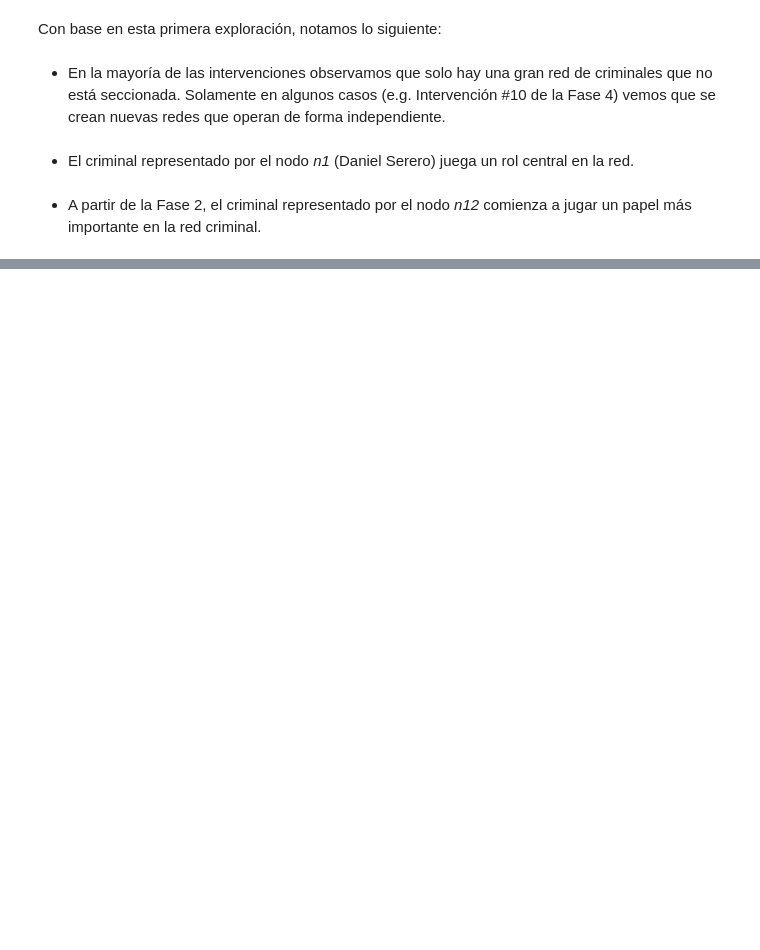
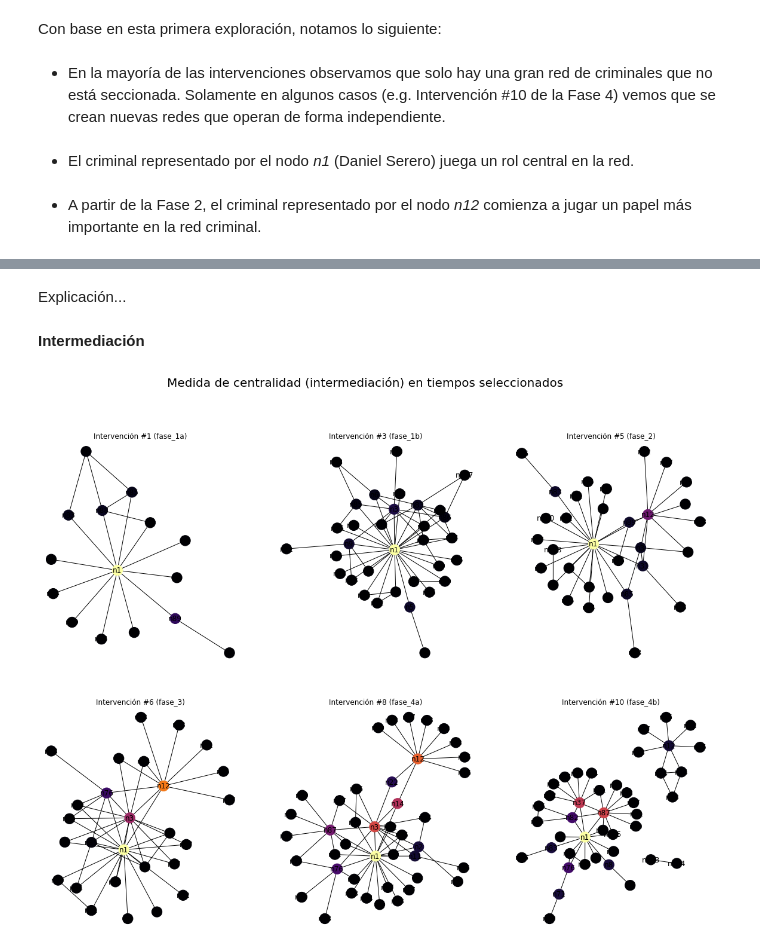
Before and after one commit to santibatte/criminal_communities, a Jupyter notebook: _robdir/caviar/caviar_est.ipynb, the cells around one changed output, grey strips where cells are left out. Saved outputs shown, nothing was run; the diff lists cells and outputs as text; code cells hidden in the pictures; blank space fills up the shorter version.

```diff
--- a/_robdir/caviar/caviar_est.ipynb
+++ b/_robdir/caviar/caviar_est.ipynb
@@ -154,0 +163,8 @@ Con base en esta primera exploración, notamos lo siguiente:
+# %% [markdown]
+Explicación...
+# %% [markdown]
+**Intermediación**
+# %%
+networks_deep_analysis(G, nums_cols, "intermediación")
+# %% [output]
+[figure, added]
```
Also changed, not shown: parts of 17 cells of this notebook, 2 other files.
